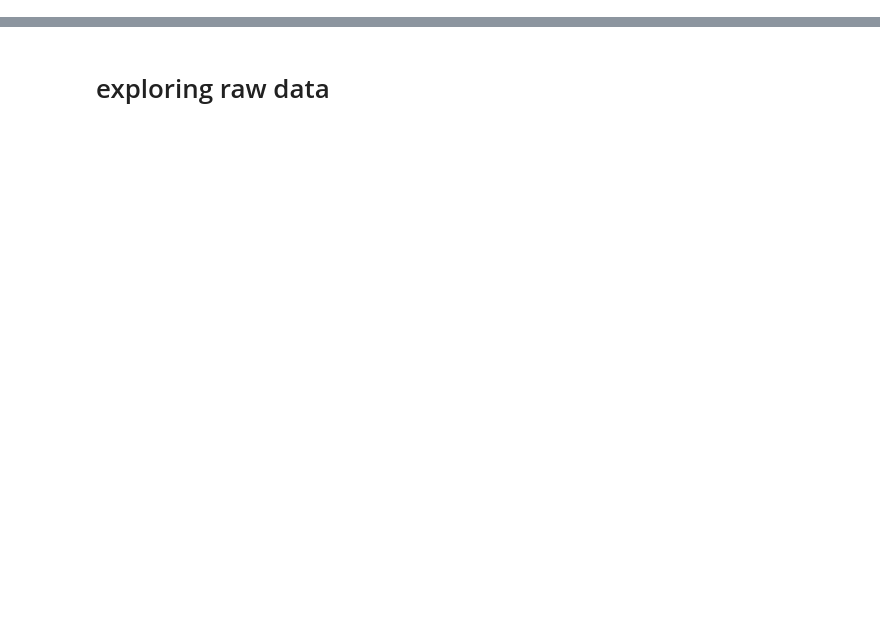
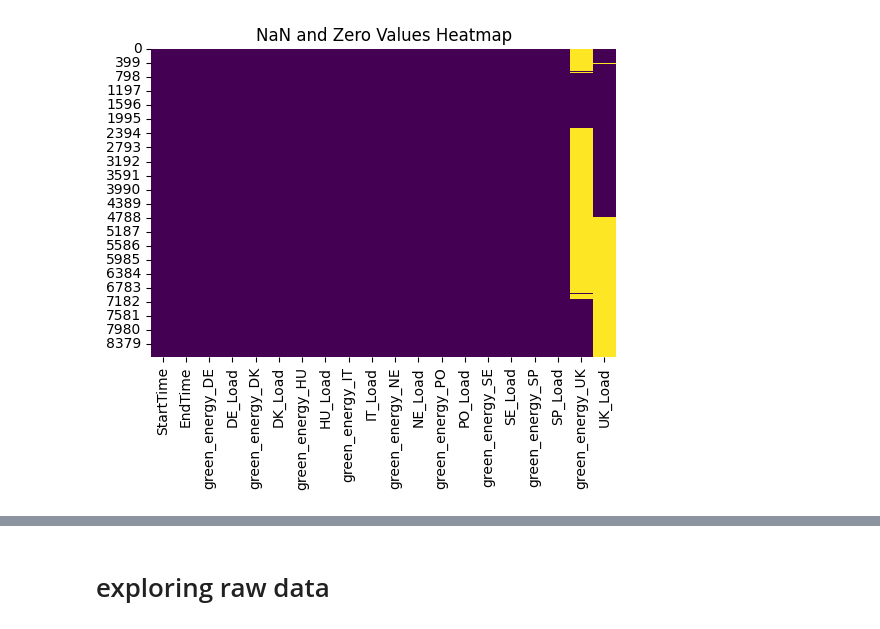
Before and after one commit to arturofredes/SchneiderHackathon_UBEcoFriends, a Jupyter notebook: pruebas.ipynb, the cells around one changed output, grey strips where cells are left out. Saved outputs shown, nothing was run; the diff lists cells and outputs as text; code cells hidden in the pictures; blank space fills up the shorter version.

```diff
--- a/pruebas.ipynb
+++ b/pruebas.ipynb
@@ -7,2 +20,18 @@ import pandas as pd
+# %%
+# NAN & 0 heatmap
+
+folder = r'data\final_data'
+file_name = 'data_def.csv'
+df = pd.read_csv(os.path.join(folder, file_name)) # change your df
+# Plot NaN values and zeros heatmap
+plt.figure(figsize=(6, 4))
+cmap = sns.color_palette("viridis", as_cmap=True)
+# sns.heatmap(df.isnull(), cmap='viridis', cbar=False) # drop the nulls
+# sns.heatmap(df == 0, cmap='viridis', cbar=False) # drop the 0
+sns.heatmap(df.isnull() | (df == 0), cmap=cmap, cbar=False) # drop both
+plt.title('NaN and Zero Values Heatmap')
+plt.show()
+# %% [output]
+[figure, added]
 # %%
 folder = r'data\final_data'
```
Also changed, not shown: parts of 9 cells of this notebook, 5 other files.
